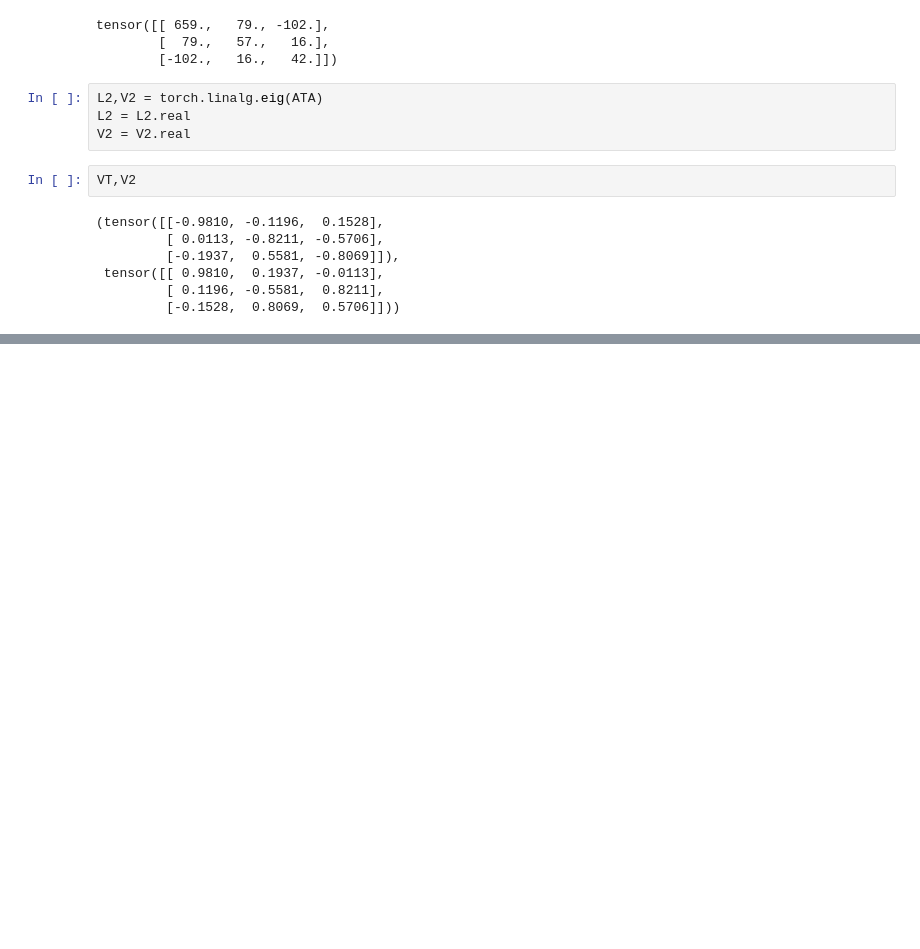
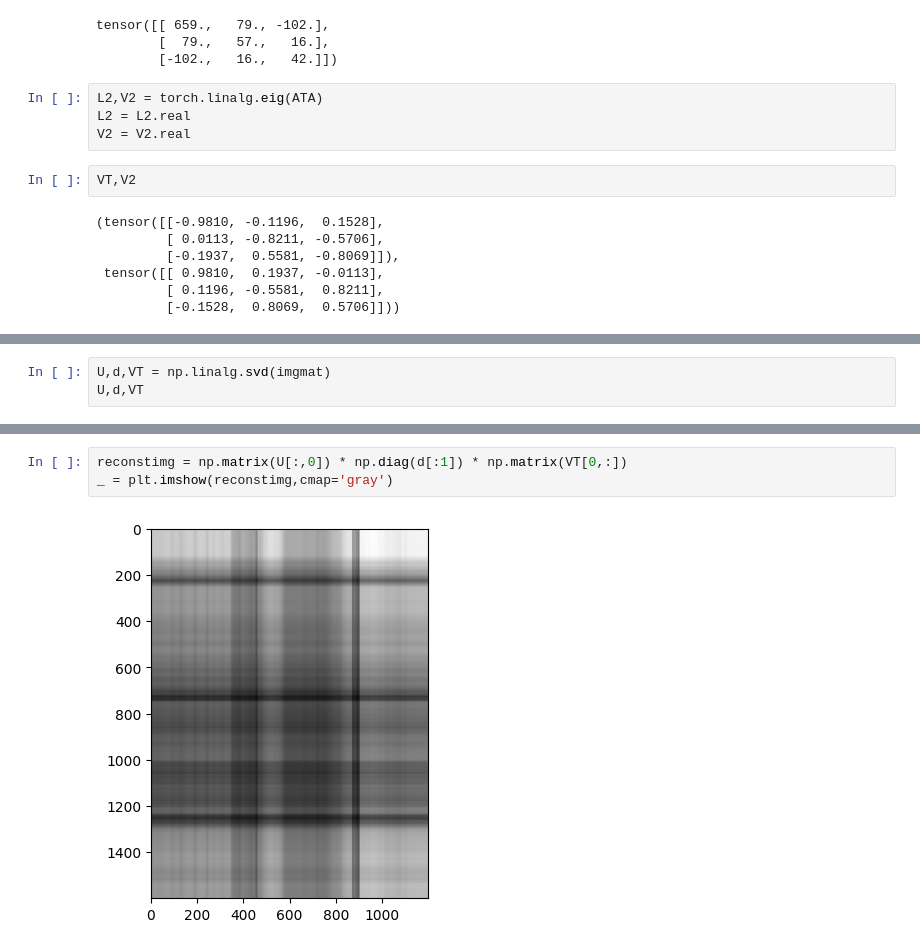
Before and after one commit to fakhar-iqbal/Machine_Learning_Fundamentals, a Jupyter notebook: LinearAlgebra_II.ipynb, the cells around one changed output, grey strips where cells are left out. Cells and saved outputs as stored; diff of their text form; blank space fills up the shorter version.

```diff
--- a/LinearAlgebra_II.ipynb
+++ b/LinearAlgebra_II.ipynb
@@ -858,0 +893,3 @@ VT,V2
+# %%
+U,d,VT = np.linalg.svd(imgmat)
+U,d,VT
@@ -858,0 +916,5 @@ VT,V2
+# %%
+reconstimg = np.matrix(U[:,0]) * np.diag(d[:1]) * np.matrix(VT[0,:])
+_ = plt.imshow(reconstimg,cmap='gray')
+# %% [output]
+[figure, added]
```
Also changed, not shown: parts of 23 cells of this notebook.
